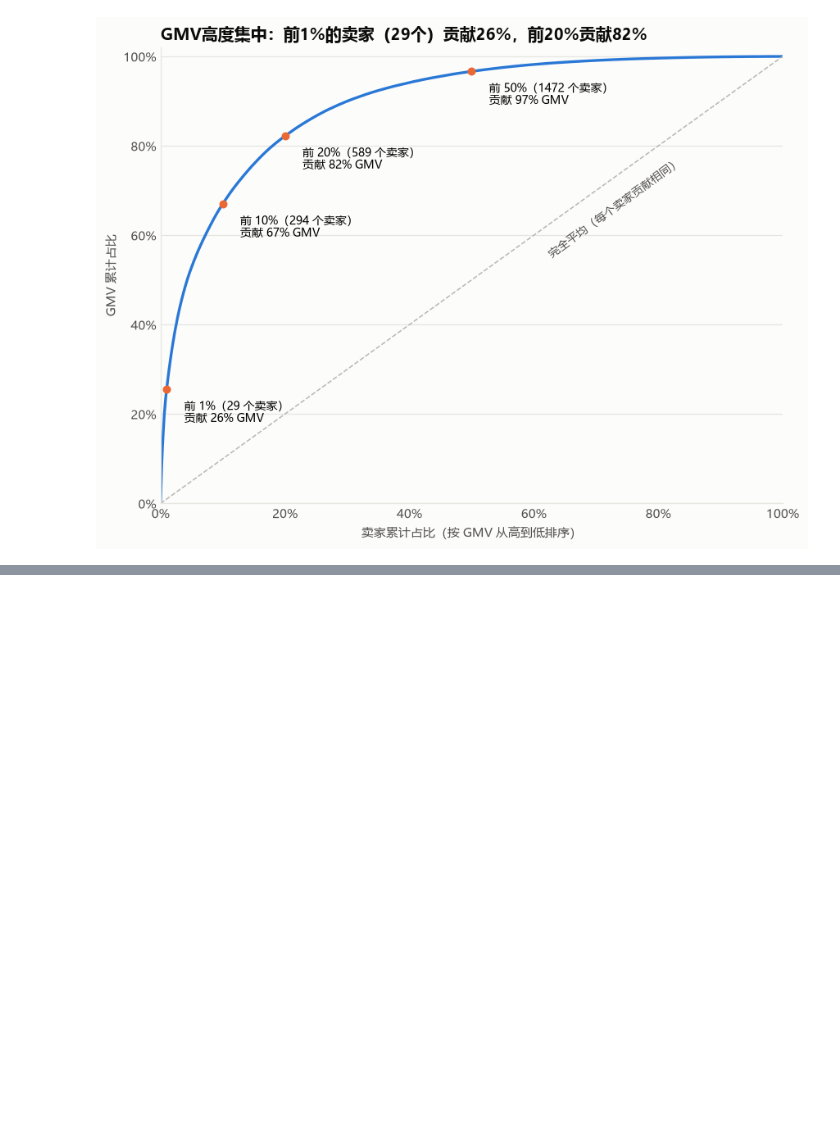
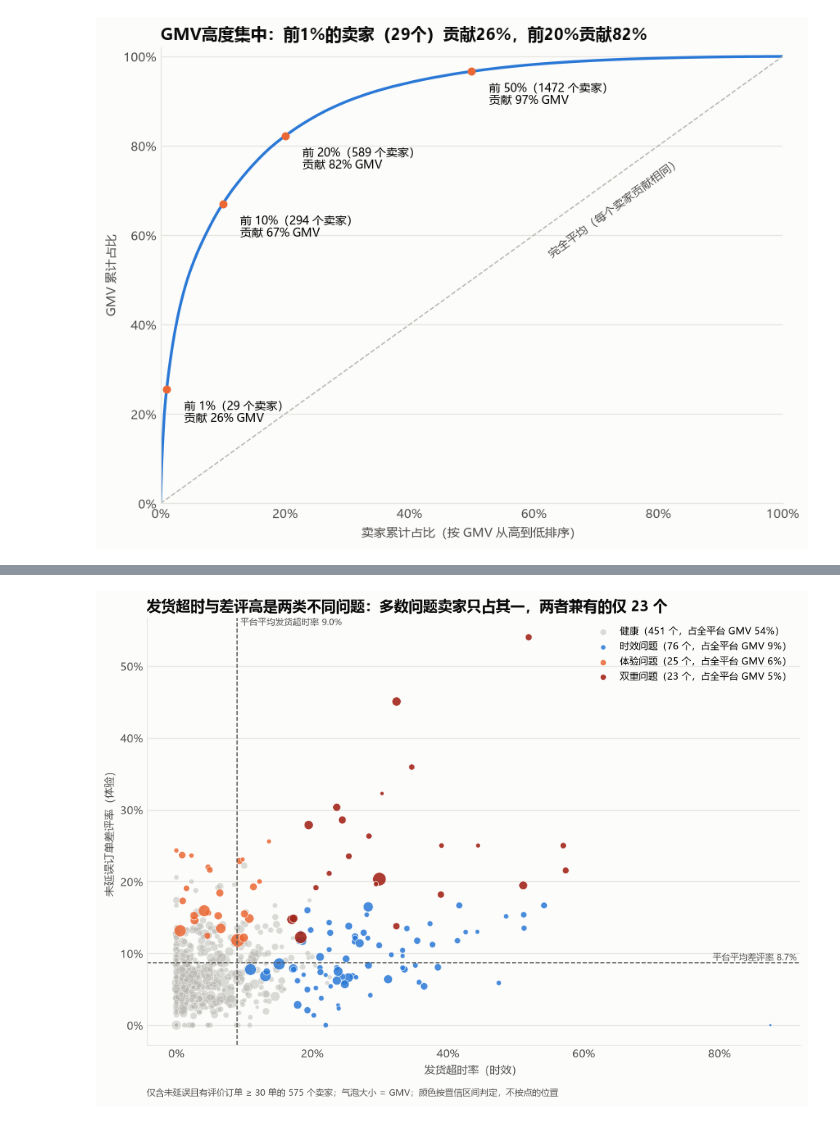
Before and after one commit to LeeMichael-L/olist-analytics, a Jupyter notebook: python/m6_seller.ipynb, the cells around one changed output, grey strips where cells are left out. Saved outputs shown, nothing was run; the diff lists cells and outputs as text; code cells hidden in the pictures; blank space fills up the shorter version.

```diff
--- a/python/m6_seller.ipynb
+++ b/python/m6_seller.ipynb
@@ -73,0 +76,12 @@ plt.show()
+# %%
+sql_tier = """
+SELECT *
+FROM ads_m6_seller_tier
+WHERE tier <> '样本不足'
+"""
+df_tier = run_query(sql_tier)
+num_cols = ["gmv", "ot_bad_rate", "platform_ot_bad", "seller_late_rate", "platform_seller_late"]
+df_tier[num_cols] = df_tier[num_cols].astype(float)
+TOTAL_GMV = 13179777.95                   # 全平台 GMV，用于计算占比
+print(len(df_tier))                       # 自检：575
+df_tier["problem_type"].value_counts()
@@ -73,0 +146,40 @@ plt.show()
+# %%
+p0 = df_tier["platform_ot_bad"].iloc[0]          # 平台未延误差评率
+q0 = df_tier["platform_seller_late"].iloc[0]     # 平台发货超时率
+
+type_style = {                                   # 类型: (颜色, 透明度)
+    "健康":     (COLORS["gray"],   0.5),
+    "时效问题": (COLORS["blue"],   0.85),
+    "体验问题": (COLORS["orange"], 0.85),
+    "双重问题": ("#a3271b",        0.9),         # 深红：两项都有问题，最需要关注
+}
+
+fig, ax = plt.subplots(figsize=(9, 6.5))
+for t, (color, alpha) in type_style.items():
+    d = df_tier[df_tier["problem_type"] == t]
+    ax.scatter(d["seller_late_rate"], d["ot_bad_rate"], s=np.sqrt(d["gmv"]) / 3,
+               color=color, alpha=alpha, edgecolors="white", linewidths=0.5,
+               label=f"{t}（{len(d)} 个，占全平台 GMV {d['gmv'].sum() / TOTAL_GMV:.0%}）")
+
+ax.axvline(q0, color=COLORS["text_secondary"], linestyle="--", linewidth=1)
+ax.axhline(p0, color=COLORS["text_secondary"], linestyle="--", linewidth=1)
+ax.text(q0, 1.0, f" 平台平均发货超时率 {q0:.1%}", transform=ax.get_xaxis_transform(),
+        fontsize=8, color=COLORS["text_secondary"], va="top")
+ax.text(1.0, p0, f"平台平均差评率 {p0:.1%} ", transform=ax.get_yaxis_transform(),
+        fontsize=8, color=COLORS["text_secondary"], ha="right", va="bottom")
+
+ax.xaxis.set_major_formatter(mticker.PercentFormatter(1.0))
+ax.yaxis.set_major_formatter(mticker.PercentFormatter(1.0))
+ax.set_xlabel("发货超时率（时效）")
+ax.set_ylabel("未延误订单差评率（体验）")
+ax.legend(frameon=False, loc="upper right", fontsize=8.5, markerscale=0.6)
+ax.set_title("发货超时与差评高是两类不同问题：多数问题卖家只占其一，两者兼有的仅 23 个", loc="left")
+ax.text(0.0, -0.12,
+        f"仅含未延误且有评价订单 ≥ 30 单的 {len(df_tier)} 个卖家；气泡大小 = GMV；颜色按置信区间判定，不按点的位置",
+        transform=ax.transAxes, fontsize=8, color=COLORS["text_secondary"])
+
+fig.tight_layout()
+fig.savefig("../docs/figures/m6_seller_tier.png", dpi=150, bbox_inches="tight")
+plt.show()
+# %% [output]
+[figure, added]
```
Also changed, not shown: parts of 8 cells of this notebook, 3 other files.
